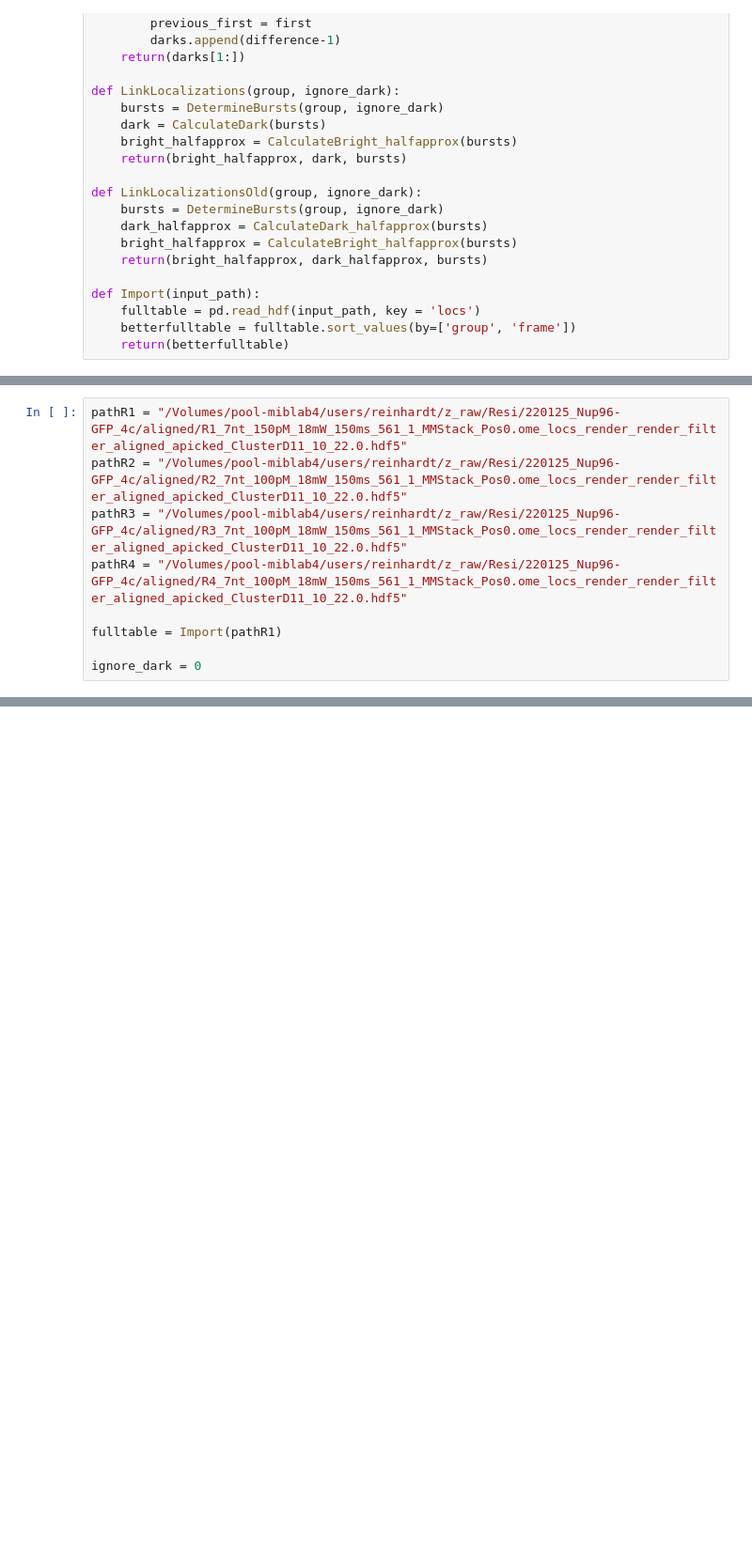
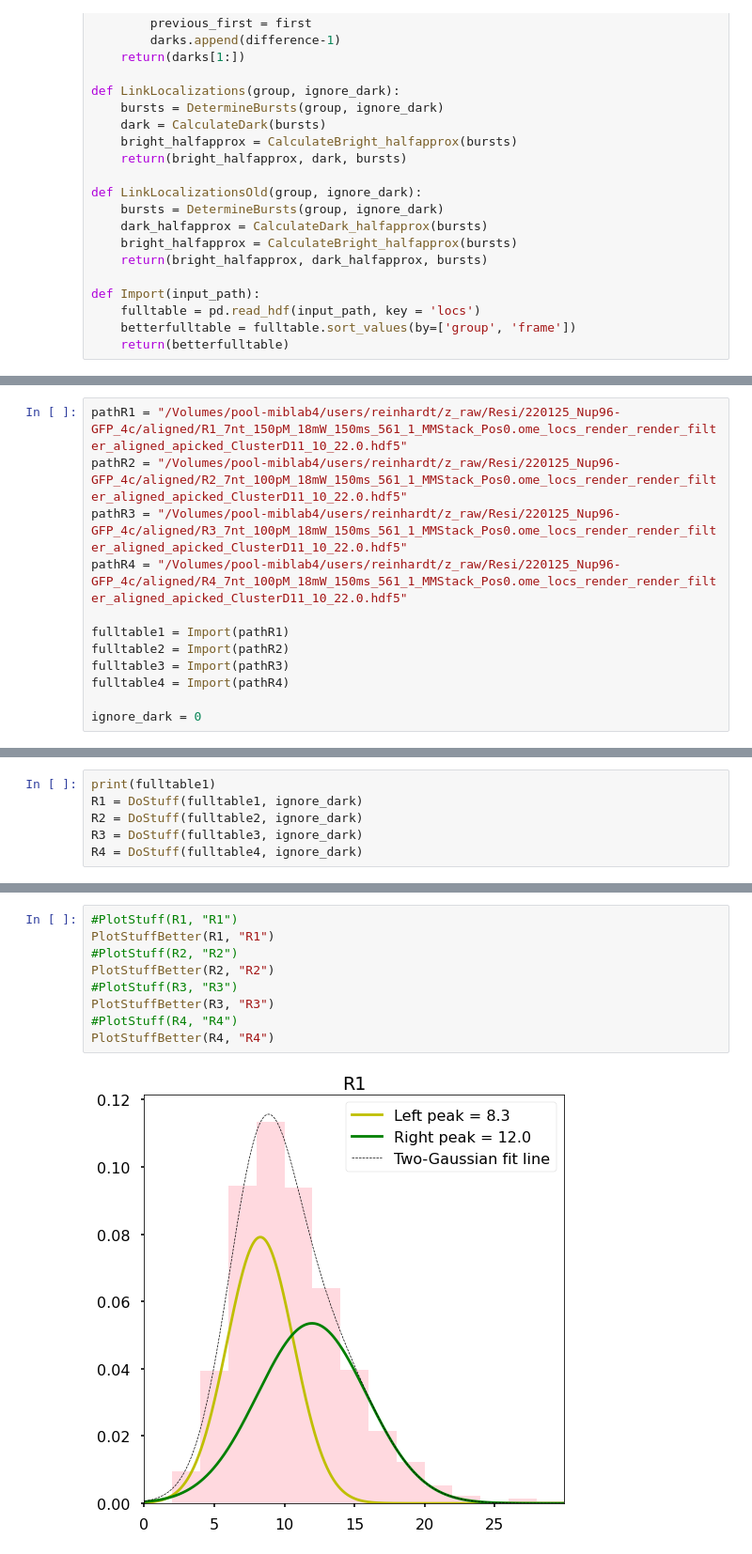
Before and after one commit to jungmannlab/resi, a Jupyter notebook: Plotting_Figures/misc/Binding_Events_for_qPAINT_quality_analysis.ipynb, the cells around one changed output, grey strips where cells are left out. Shown at 94% size. Saved outputs shown, nothing was run; the diff lists cells and outputs as text; blank space fills up the shorter version.

```diff
--- a/Plotting_Figures/misc/Binding_Events_for_qPAINT_quality_analysis.ipynb
+++ b/Plotting_Figures/misc/Binding_Events_for_qPAINT_quality_analysis.ipynb
@@ -85,6 +161,9 @@ pathR2 = "/Volumes/pool-miblab4/users/reinhardt/z_raw/Resi/220125_Nup96-GFP_4c/a
 pathR3 = "/Volumes/pool-miblab4/users/reinhardt/z_raw/Resi/220125_Nup96-GFP_4c/aligned/R3_7nt_100pM_18mW_150ms_561_1_MMStack_Pos0.ome_locs_render_render_filter_aligned_apicked_ClusterD11_10_22.0.hdf5"
 pathR4 = "/Volumes/pool-miblab4/users/reinhardt/z_raw/Resi/220125_Nup96-GFP_4c/aligned/R4_7nt_100pM_18mW_150ms_561_1_MMStack_Pos0.ome_locs_render_render_filter_aligned_apicked_ClusterD11_10_22.0.hdf5"
 
-fulltable = Import(pathR1)
+fulltable1 = Import(pathR1)
+fulltable2 = Import(pathR2)
+fulltable3 = Import(pathR3)
+fulltable4 = Import(pathR4)
 
 ignore_dark = 0
@@ -187,0 +170,6 @@ plot( x, double_gaussian( x, fit[0] ), c='r' )
+# %%
+print(fulltable1)
+R1 = DoStuff(fulltable1, ignore_dark)
+R2 = DoStuff(fulltable2, ignore_dark)
+R3 = DoStuff(fulltable3, ignore_dark)
+R4 = DoStuff(fulltable4, ignore_dark)
@@ -187,0 +194,11 @@ plot( x, double_gaussian( x, fit[0] ), c='r' )
+# %%
+#PlotStuff(R1, "R1")
+PlotStuffBetter(R1, "R1")
+#PlotStuff(R2, "R2")
+PlotStuffBetter(R2, "R2")
+#PlotStuff(R3, "R3")
+PlotStuffBetter(R3, "R3")
+#PlotStuff(R4, "R4")
+PlotStuffBetter(R4, "R4")
+# %% [output]
+[figure, added]
```
Also changed, not shown: parts of 9 cells of this notebook, 1 other file.
